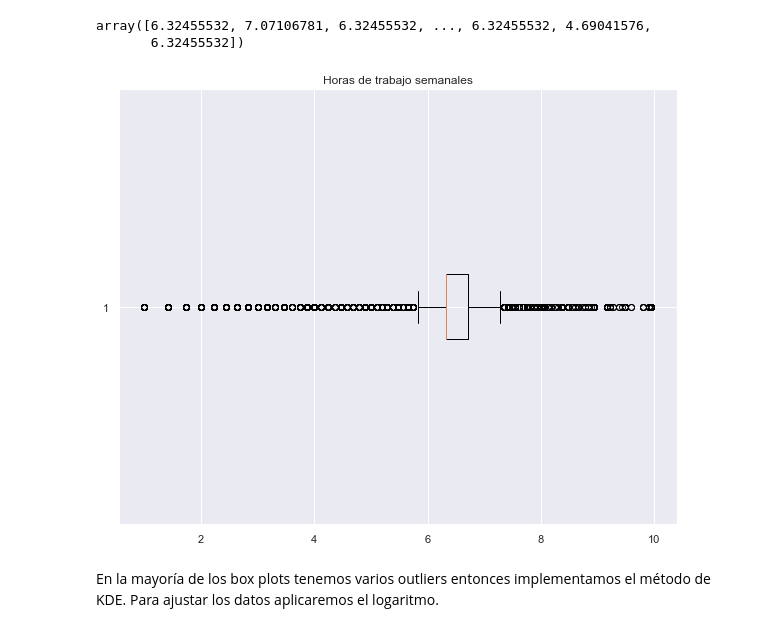
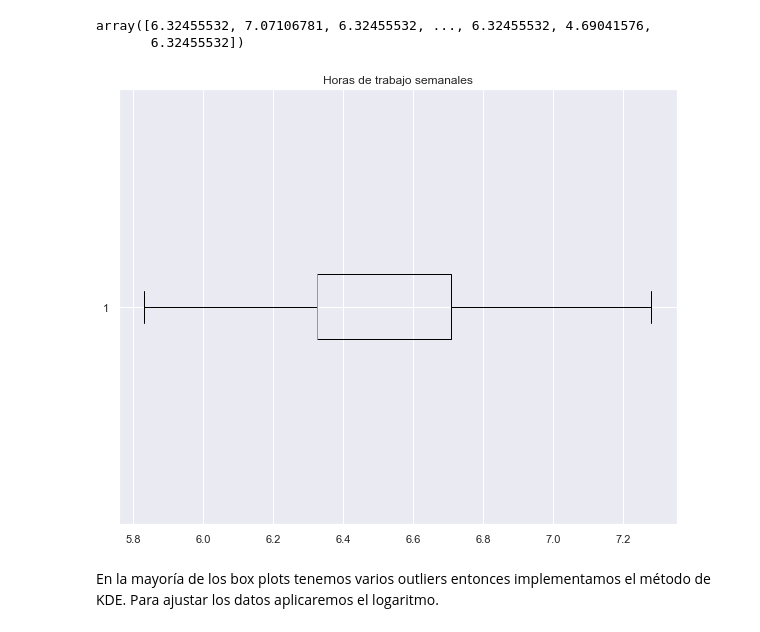
Before and after one commit to Tania-Bell/Proyecto_Modulo1, a Jupyter notebook: Proyecto_BellT_FloresA adult census.ipynb, the cells around one changed output. Saved outputs shown, nothing was run; the diff lists cells and outputs as text; code cells hidden in the pictures.

```diff
--- a/Proyecto_BellT_FloresA adult census.ipynb
+++ b/Proyecto_BellT_FloresA adult census.ipynb
@@ -194,11 +194,11 @@ horas
 array([6.32455532, 7.07106781, 6.32455532, ..., 6.32455532, 4.69041576,
        6.32455532])
 # %%
-plt.boxplot(horas,vert=False)
+plt.boxplot(horas,vert=False,  showfliers=False)
 plt.title('Horas de trabajo semanales')
 plt.show()
 # %% [output]
-[figure, old version]
+[figure, new version]
 # %% [markdown]
 En la mayoría de los box plots tenemos varios outliers entonces implementamos el método de KDE. Para ajustar los datos aplicaremos el logaritmo.
 # %%
```
Also changed, not shown: parts of 11 cells of this notebook.
